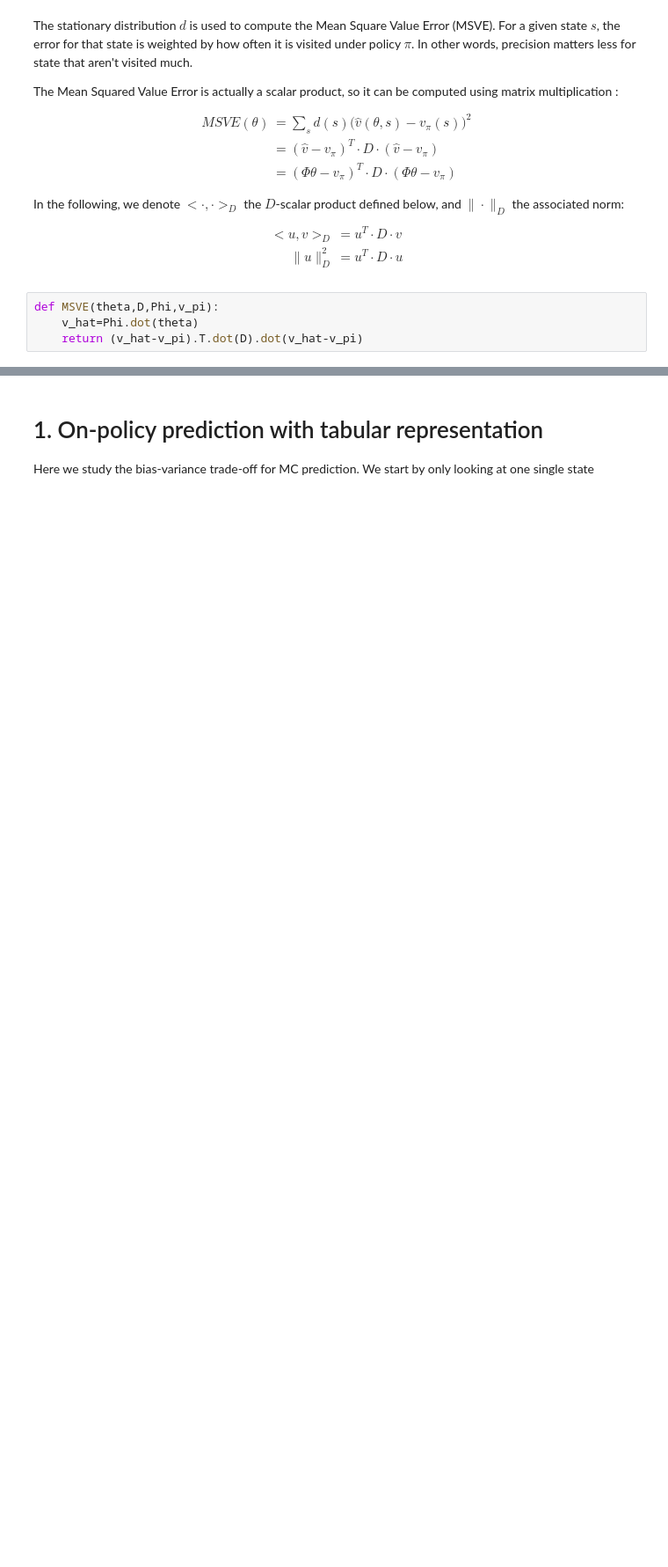
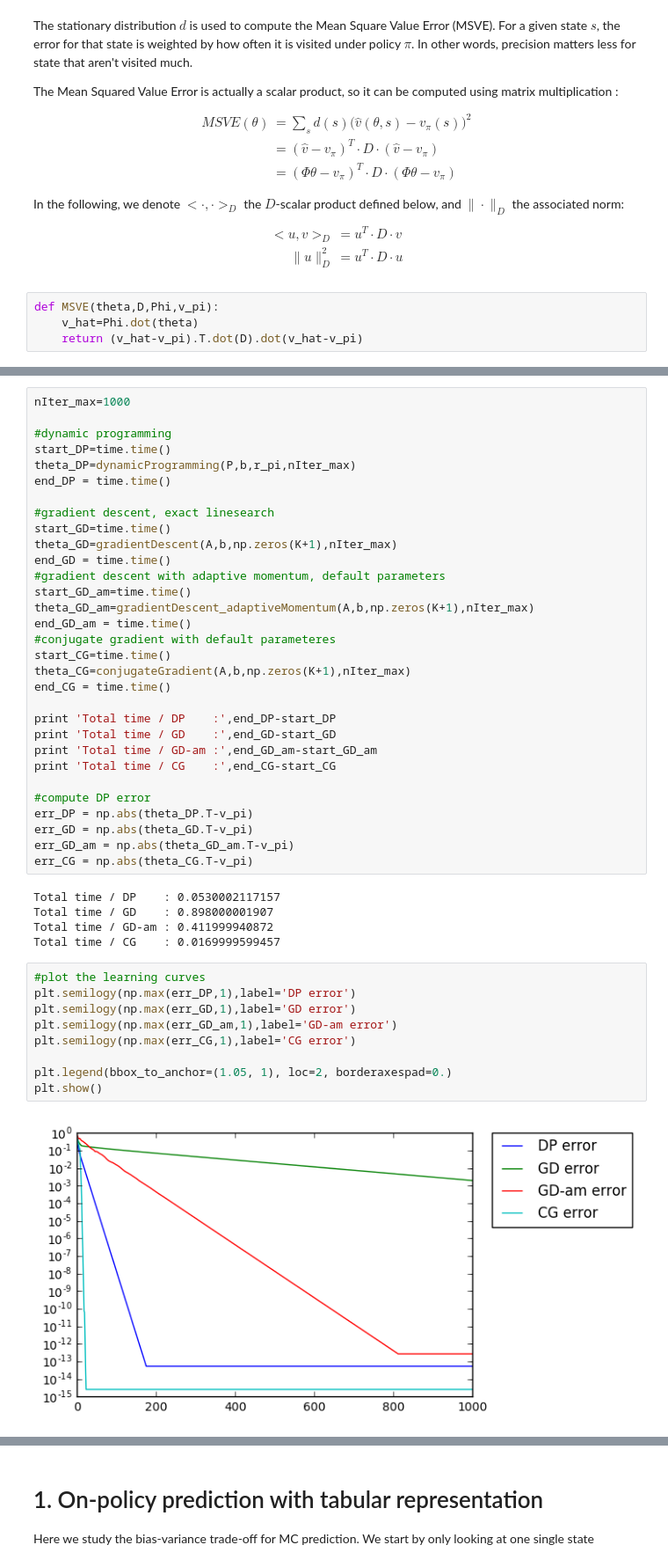
Before and after one commit to mtanneau/ReinforcementLearningClass, a Jupyter notebook: Mar24/Presentation_Mar24_MTanneau.ipynb, the cells around one changed output, grey strips where cells are left out. Shown at 88% size. Saved outputs shown, nothing was run; the diff lists cells and outputs as text; blank space fills up the shorter version.

Commit message:
Implemented Gradient-based methods for DP prediction

```diff
--- a/Mar24/Presentation_Mar24_MTanneau.ipynb
+++ b/Mar24/Presentation_Mar24_MTanneau.ipynb
@@ -142,0 +399,47 @@ A=Phi.T.dot(D).dot(Phi)
+# %%
+nIter_max=1000
+
+#dynamic programming
+start_DP=time.time()
+theta_DP=dynamicProgramming(P,b,r_pi,nIter_max)
+end_DP = time.time()
+
+#gradient descent, exact linesearch
+start_GD=time.time()
+theta_GD=gradientDescent(A,b,np.zeros(K+1),nIter_max)
+end_GD = time.time()
+#gradient descent with adaptive momentum, default parameters
+start_GD_am=time.time()
+theta_GD_am=gradientDescent_adaptiveMomentum(A,b,np.zeros(K+1),nIter_max)
+end_GD_am = time.time()
+#conjugate gradient with default parameteres
+start_CG=time.time()
+theta_CG=conjugateGradient(A,b,np.zeros(K+1),nIter_max)
+end_CG = time.time()
+
+print 'Total time / DP    :',end_DP-start_DP
+print 'Total time / GD    :',end_GD-start_GD
+print 'Total time / GD-am :',end_GD_am-start_GD_am
+print 'Total time / CG    :',end_CG-start_CG
+
+#compute DP error
+err_DP = np.abs(theta_DP.T-v_pi)
+err_GD = np.abs(theta_GD.T-v_pi)
+err_GD_am = np.abs(theta_GD_am.T-v_pi)
+err_CG = np.abs(theta_CG.T-v_pi)
+# %% [output]
+Total time / DP    : 0.0530002117157
+Total time / GD    : 0.898000001907
+Total time / GD-am : 0.411999940872
+Total time / CG    : 0.0169999599457
+# %%
+#plot the learning curves
+plt.semilogy(np.max(err_DP,1),label='DP error')
+plt.semilogy(np.max(err_GD,1),label='GD error')
+plt.semilogy(np.max(err_GD_am,1),label='GD-am error')
+plt.semilogy(np.max(err_CG,1),label='CG error')
+
+plt.legend(bbox_to_anchor=(1.05, 1), loc=2, borderaxespad=0.)
+plt.show()
+# %% [output]
+[figure, added]
```
Also changed, not shown: parts of 16 cells of this notebook.
